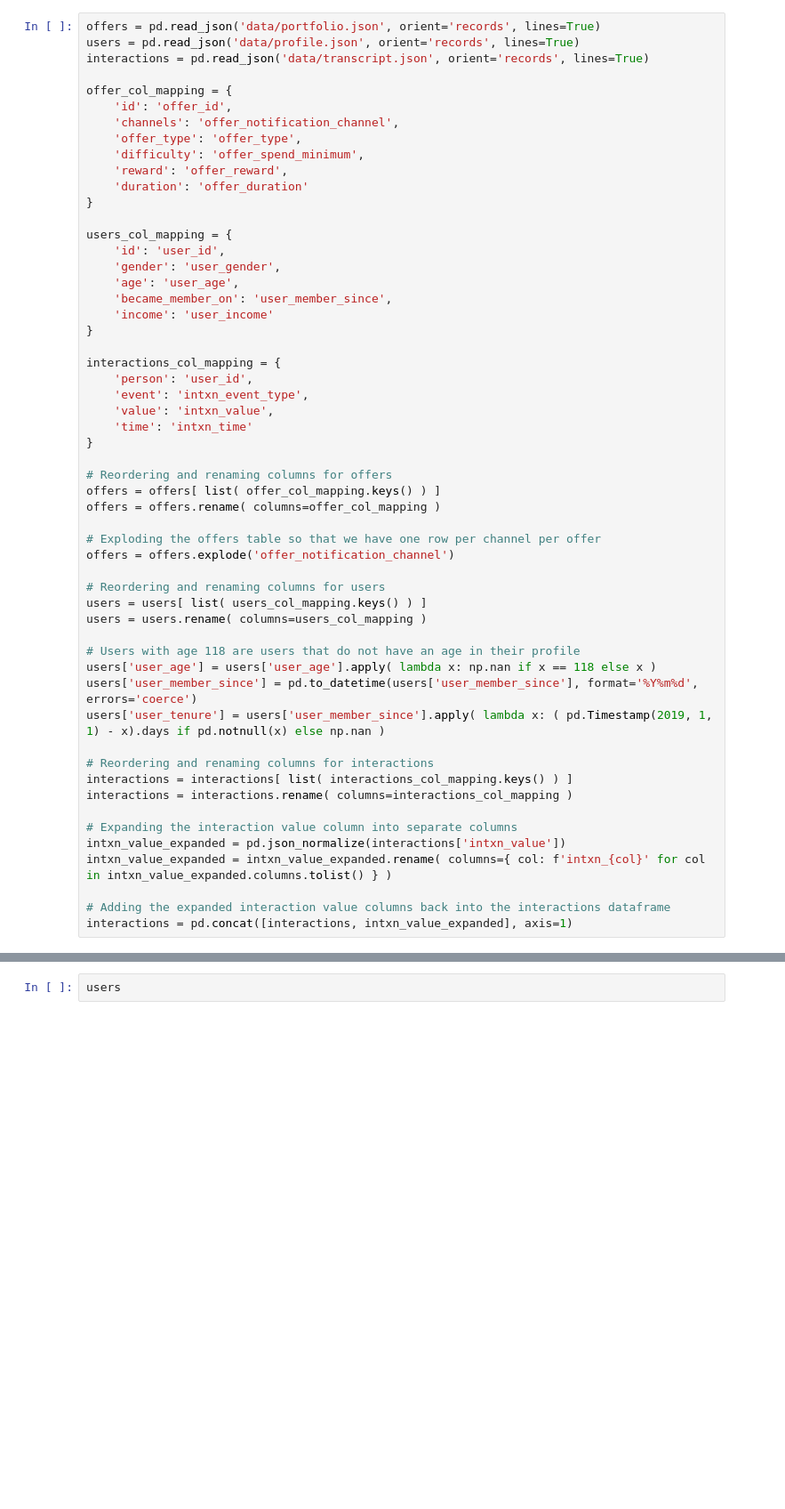
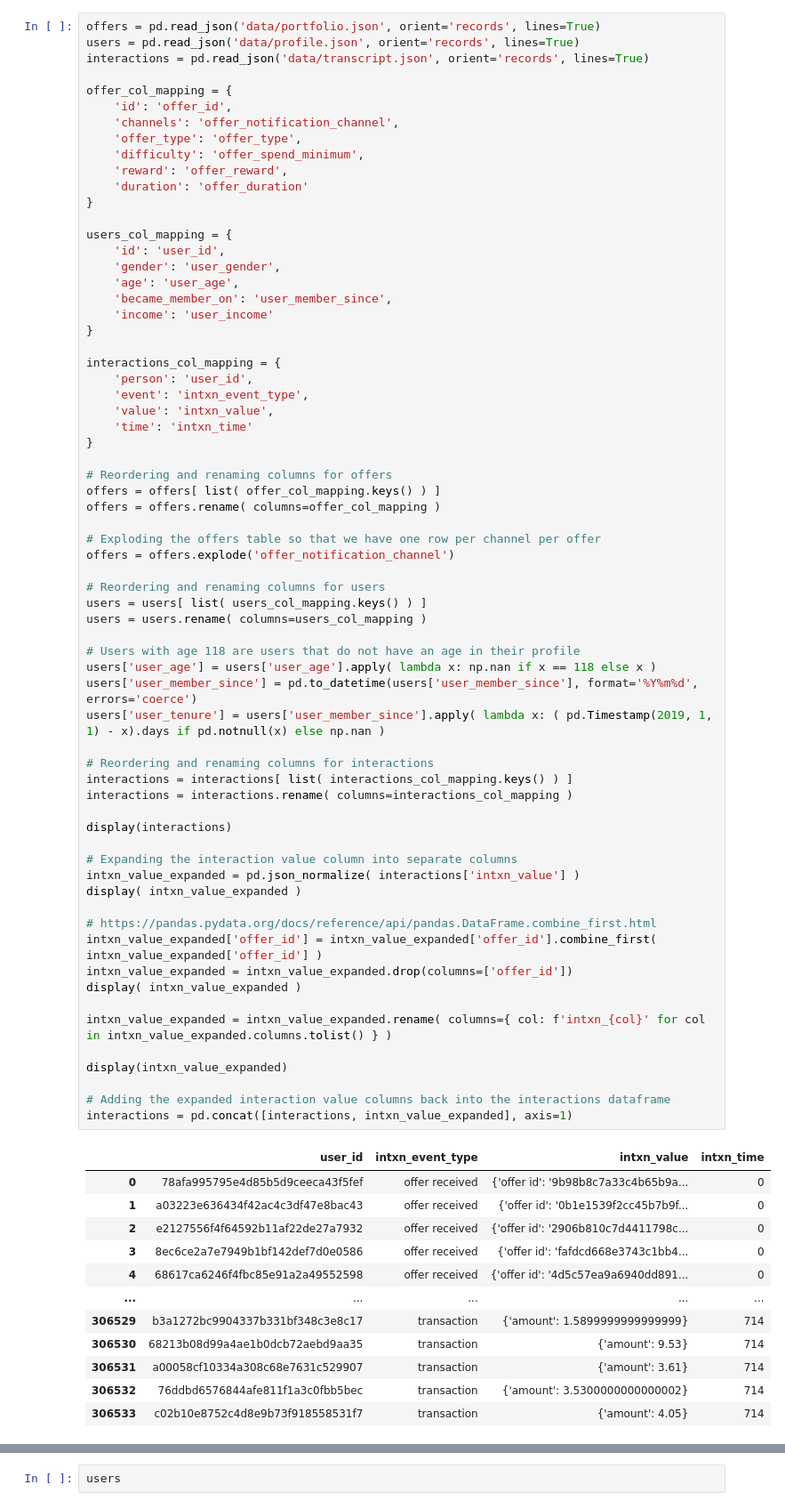
Before and after one commit to meeby280/UdacityDataScienceProject4, a Jupyter notebook: Starbucks_Data_Ingestion.ipynb, the cells around one changed output, grey strips where cells are left out. Shown: that part at 89% size. Drawn from its saved outputs; the diff is of its cells as text; blank space fills up the shorter version.

```diff
--- a/Starbucks_Data_Ingestion.ipynb
+++ b/Starbucks_Data_Ingestion.ipynb
@@ -32,31 +34,55 @@ interactions_col_mapping = {
     'event': 'intxn_event_type',
     'value': 'intxn_value',
     'time': 'intxn_time'
 }
 
 # Reordering and renaming columns for offers
 offers = offers[ list( offer_col_mapping.keys() ) ]
 offers = offers.rename( columns=offer_col_mapping )
 
 # Exploding the offers table so that we have one row per channel per offer
 offers = offers.explode('offer_notification_channel')
 
 # Reordering and renaming columns for users
 users = users[ list( users_col_mapping.keys() ) ]
 users = users.rename( columns=users_col_mapping )
 
 # Users with age 118 are users that do not have an age in their profile
 users['user_age'] = users['user_age'].apply( lambda x: np.nan if x == 118 else x )
 users['user_member_since'] = pd.to_datetime(users['user_member_since'], format='%Y%m%d', errors='coerce')
 users['user_tenure'] = users['user_member_since'].apply( lambda x: ( pd.Timestamp(2019, 1, 1) - x).days if pd.notnull(x) else np.nan )
 
 # Reordering and renaming columns for interactions
 interactions = interactions[ list( interactions_col_mapping.keys() ) ]
 interactions = interactions.rename( columns=interactions_col_mapping )
 
+display(interactions)
+
 # Expanding the interaction value column into separate columns
-intxn_value_expanded = pd.json_normalize(interactions['intxn_value'])
+intxn_value_expanded = pd.json_normalize( interactions['intxn_value'] )
+display( intxn_value_expanded )
+
+# https://pandas.pydata.org/docs/reference/api/pandas.DataFrame.combine_first.html
+intxn_value_expanded['offer_id'] = intxn_value_expanded['offer_id'].combine_first( intxn_value_expanded['offer_id'] )
+intxn_value_expanded = intxn_value_expanded.drop(columns=['offer_id'])
+display( intxn_value_expanded )
+
 intxn_value_expanded = intxn_value_expanded.rename( columns={ col: f'intxn_{col}' for col in intxn_value_expanded.columns.tolist() } )
+
+display(intxn_value_expanded)
 
 # Adding the expanded interaction value columns back into the interactions dataframe
 interactions = pd.concat([interactions, intxn_value_expanded], axis=1)
+# %% [output]
+|  | user_id | intxn_event_type | intxn_value | intxn_time |
+| 0 | 78afa995795e4d85b5d9ceeca43f5fef | offer received | {'offer id': '9b98b8c7a33c4b65b9a... | 0 |
+| 1 | a03223e636434f42ac4c3df47e8bac43 | offer received | {'offer id': '0b1e1539f2cc45b7b9f... | 0 |
+| 2 | e2127556f4f64592b11af22de27a7932 | offer received | {'offer id': '2906b810c7d4411798c... | 0 |
+| 3 | 8ec6ce2a7e7949b1bf142def7d0e0586 | offer received | {'offer id': 'fafdcd668e3743c1bb4... | 0 |
+| 4 | 68617ca6246f4fbc85e91a2a49552598 | offer received | {'offer id': '4d5c57ea9a6940dd891... | 0 |
+| ... | ... | ... | ... | ... |
+| 306529 | b3a1272bc9904337b331bf348c3e8c17 | transaction | {'amount': 1.5899999999999999} | 714 |
+| 306530 | 68213b08d99a4ae1b0dcb72aebd9aa35 | transaction | {'amount': 9.53} | 714 |
+| 306531 | a00058cf10334a308c68e7631c529907 | transaction | {'amount': 3.61} | 714 |
+| 306532 | 76ddbd6576844afe811f1a3c0fbb5bec | transaction | {'amount': 3.5300000000000002} | 714 |
+| 306533 | c02b10e8752c4d8e9b73f918558531f7 | transaction | {'amount': 4.05} | 714 |
```
Also changed, not shown: parts of 9 cells of this notebook.
